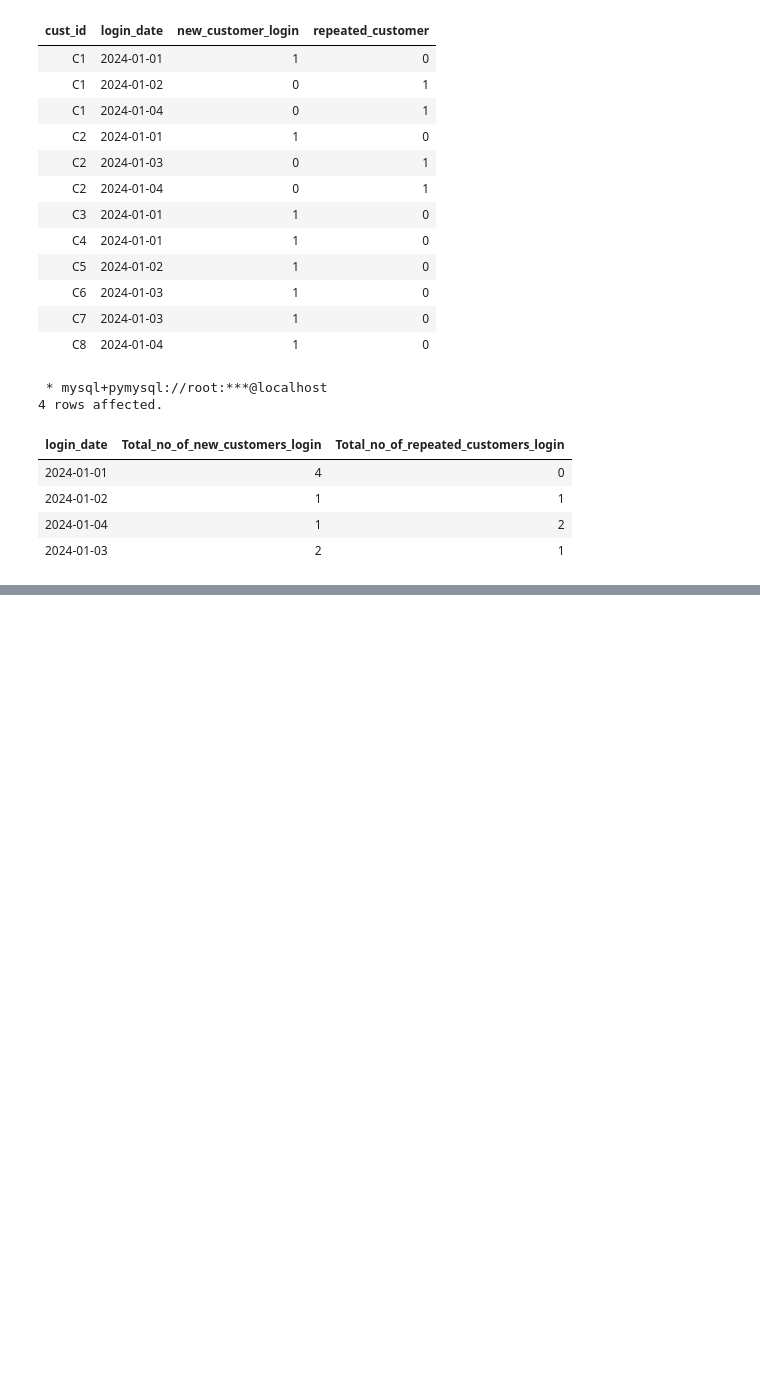
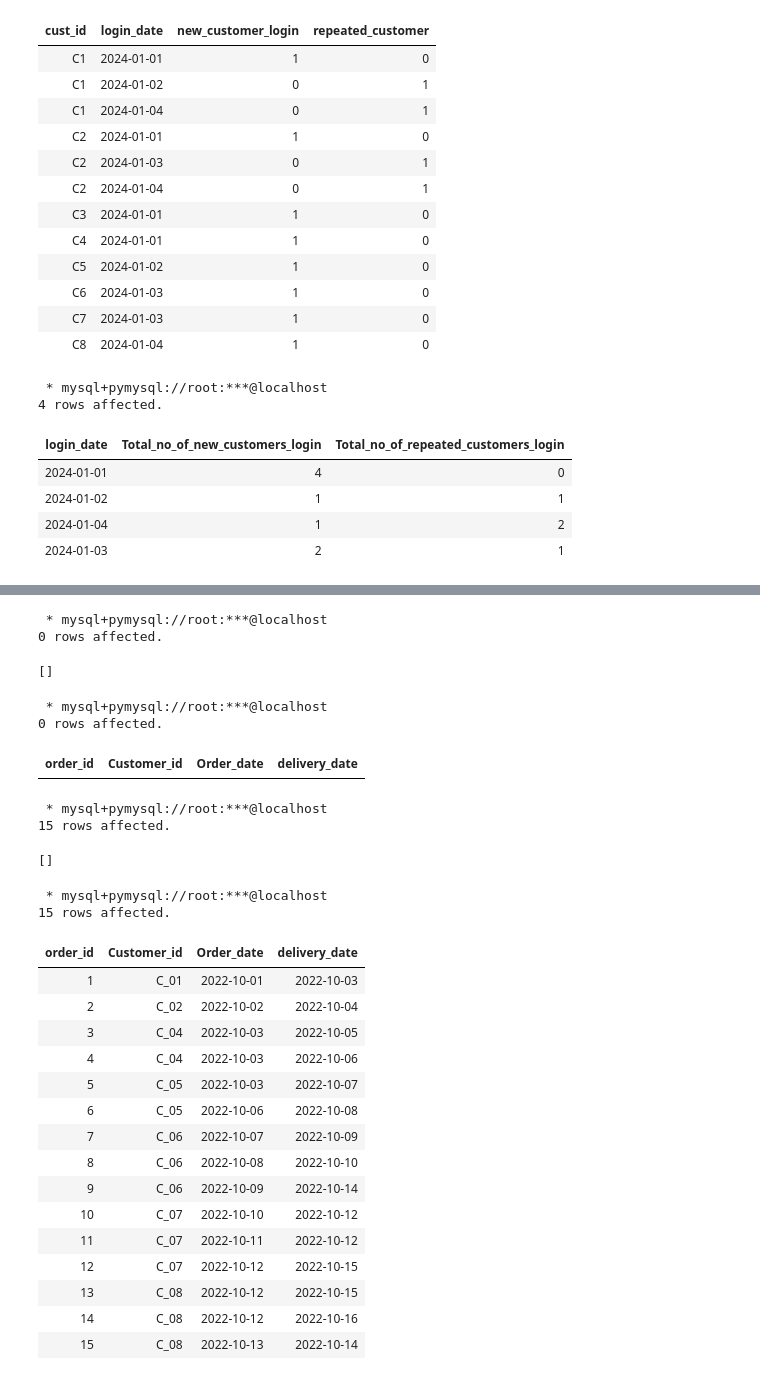
Before and after one commit to sanjaybaskaran1/jupyter-sql, a Jupyter notebook: DATE BASED INTERVIEW QUESTION.ipynb, the cells around one changed output, grey strips where cells are left out. Cells and saved outputs as stored; diff of their text form; code cells hidden in the pictures; blank space fills up the shorter version.

```diff
--- a/DATE BASED INTERVIEW QUESTION.ipynb
+++ b/DATE BASED INTERVIEW QUESTION.ipynb
@@ -226,0 +229,59 @@ group by login_date;
+# %%
+%%sql
+create table amazon_date  (order_id int,Customer_id varchar(50), Order_date date,delivery_date date);
+# %% [output]
+ * mysql+pymysql://root:***@localhost
+0 rows affected.
+[]
+# %%
+%%sql
+select * from amazon_date;
+# %% [output]
+ * mysql+pymysql://root:***@localhost
+0 rows affected.
+| order_id | Customer_id | Order_date | delivery_date |
+# %%
+%%sql
+INSERT INTO amazon_date
+VALUES
+(1, 'C_01', '2022-10-01', '2022-10-03'),
+(2, 'C_02', '2022-10-02', '2022-10-04'),
+(3, 'C_04', '2022-10-03', '2022-10-05'),
+(4, 'C_04', '2022-10-03', '2022-10-06'),
+(5, 'C_05', '2022-10-03', '2022-10-07'),
+(6, 'C_05', '2022-10-06', '2022-10-08'),
+(7, 'C_06', '2022-10-07', '2022-10-09'),
+(8, 'C_06', '2022-10-08', '2022-10-10'),
+(9, 'C_06', '2022-10-09', '2022-10-14'),
+(10, 'C_07', '2022-10-10', '2022-10-12'),
+(11, 'C_07', '2022-10-11', '2022-10-12'),
+(12, 'C_07', '2022-10-12', '2022-10-15'),
+(13, 'C_08', '2022-10-12', '2022-10-15'),
+(14, 'C_08', '2022-10-12', '2022-10-16'),
+(15, 'C_08', '2022-10-13', '2022-10-14');
+# %% [output]
+ * mysql+pymysql://root:***@localhost
+15 rows affected.
+[]
+# %%
+%%sql
+select * from amazon_date;
+# %% [output]
+ * mysql+pymysql://root:***@localhost
+15 rows affected.
+| order_id | Customer_id | Order_date | delivery_date |
+| 1 | C_01 | 2022-10-01 | 2022-10-03 |
+| 2 | C_02 | 2022-10-02 | 2022-10-04 |
+| 3 | C_04 | 2022-10-03 | 2022-10-05 |
+| 4 | C_04 | 2022-10-03 | 2022-10-06 |
+| 5 | C_05 | 2022-10-03 | 2022-10-07 |
+| 6 | C_05 | 2022-10-06 | 2022-10-08 |
+| 7 | C_06 | 2022-10-07 | 2022-10-09 |
+| 8 | C_06 | 2022-10-08 | 2022-10-10 |
+| 9 | C_06 | 2022-10-09 | 2022-10-14 |
+| 10 | C_07 | 2022-10-10 | 2022-10-12 |
+| 11 | C_07 | 2022-10-11 | 2022-10-12 |
+| 12 | C_07 | 2022-10-12 | 2022-10-15 |
+| 13 | C_08 | 2022-10-12 | 2022-10-15 |
+| 14 | C_08 | 2022-10-12 | 2022-10-16 |
+| 15 | C_08 | 2022-10-13 | 2022-10-14 |
```
Also changed, not shown: parts of 3 cells of this notebook, 1 other file.
